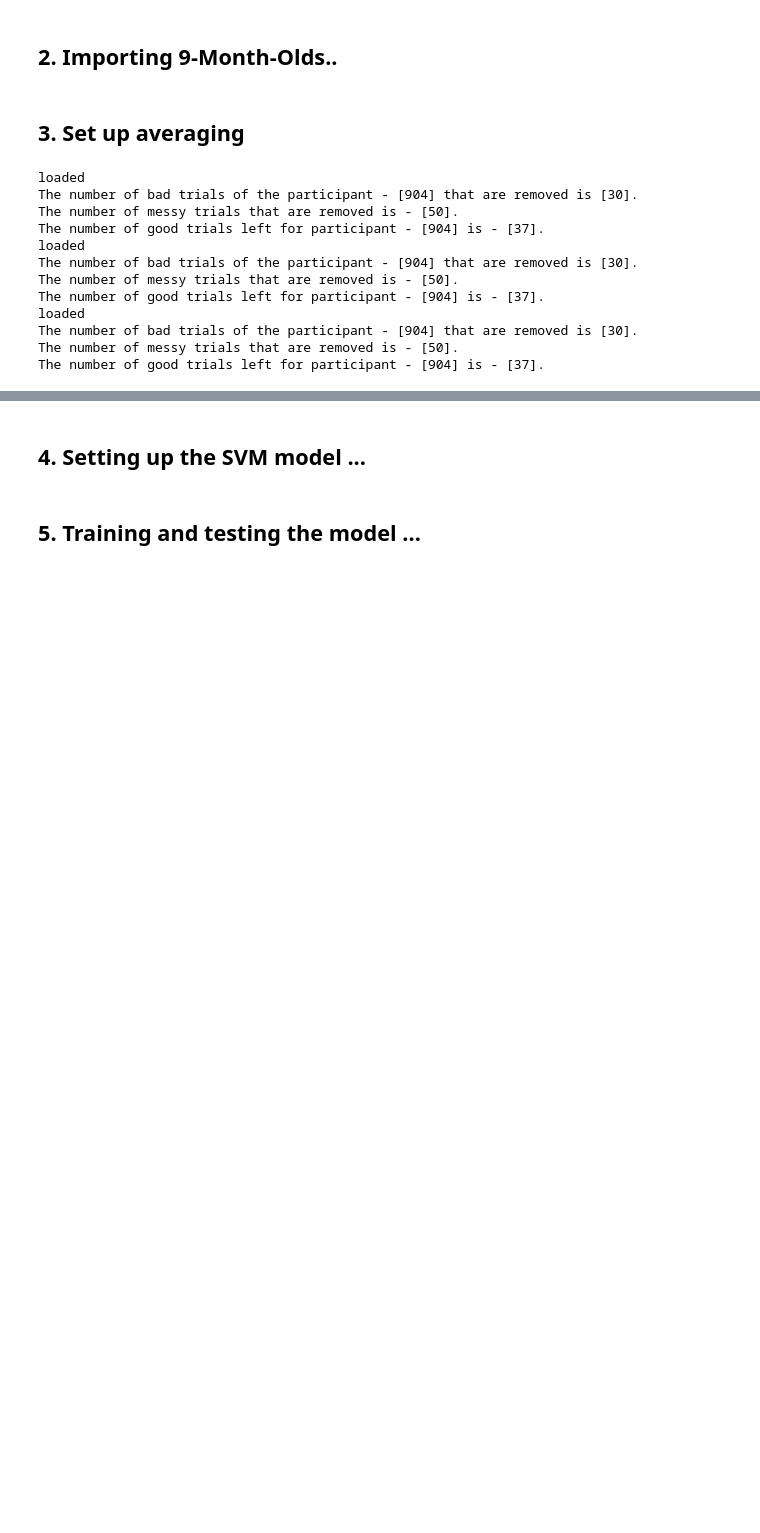
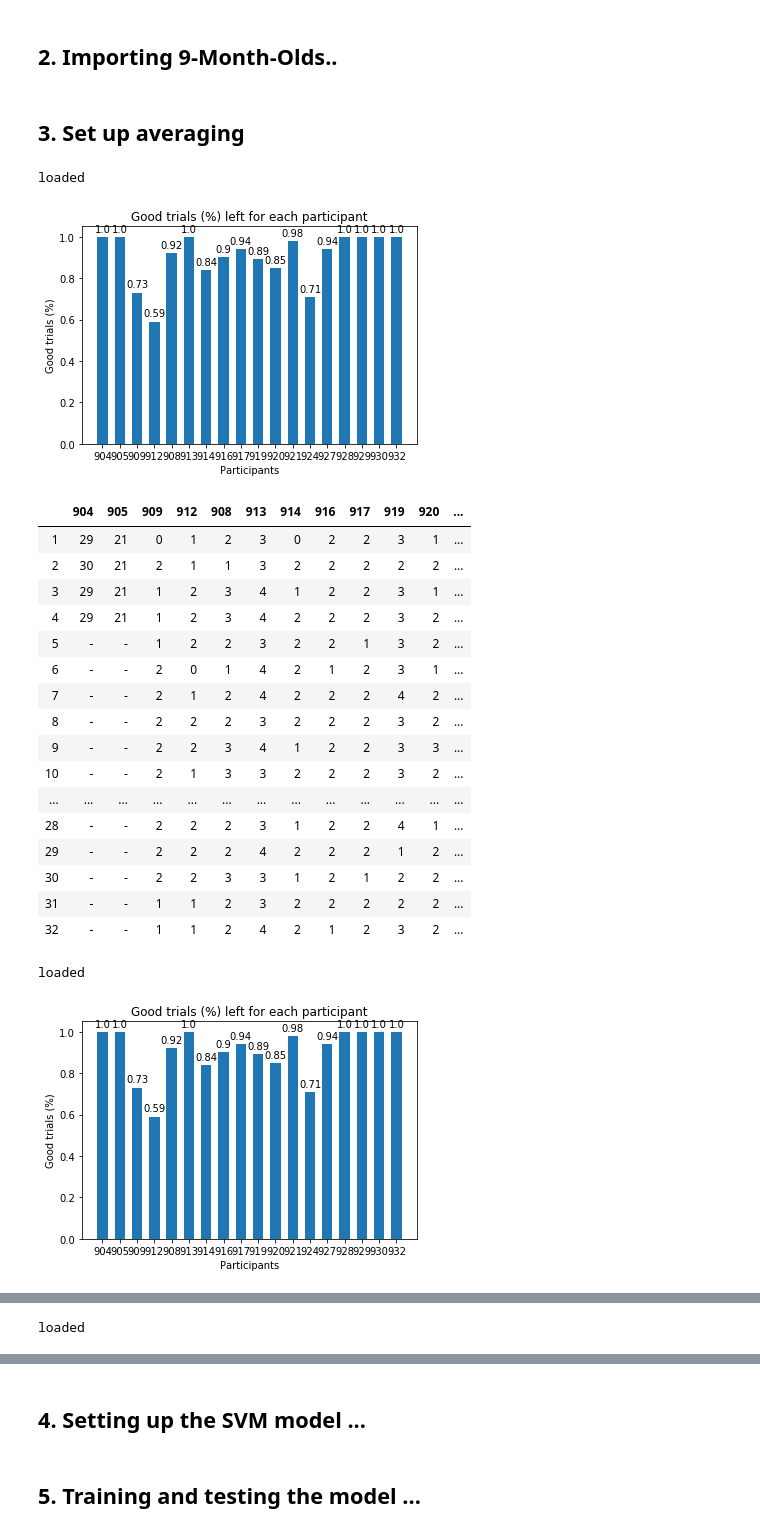
Before and after one commit to simpleParadox/jwlab_eeg, a Jupyter notebook: classification/notebooks/ml_svm_avg.ipynb, the cells around one changed output, grey strips where cells are left out. Saved outputs shown, nothing was run; the diff lists cells and outputs as text; code cells hidden in the pictures; blank space fills up the shorter version.

```diff
--- a/classification/notebooks/ml_svm_avg.ipynb
+++ b/classification/notebooks/ml_svm_avg.ipynb
@@ -16,24 +16,32 @@ from sklearn.model_selection import train_test_split
 ## 2. Importing 9-Month-Olds..
 # %%
 #participants = ["904", "905", "906", "909", "910", "912", "908", "913", "914", "916", "917", "919", "920", "921", "923", "924","927", "928", "929", "930", "932"]
-#participants = ["904", "905", "909",  "912", "908", "913", "914", "916", "917", "919", "920", "921", "924","927", "928", "929", "930", "932"]
-participants = ["904"]
+participants = ["904", "905", "909",  "912", "908", "913", "914", "916", "917", "919", "920", "921", "924","927", "928", "929", "930", "932"]
 # %% [markdown]
 ## 3. Set up averaging
 # %%
 X,y,p,w,df = prep_ml(cleaned_data_filepath, participants, downsample_num=1000, averaging="no_averaging")
 Xt,yt,pt,wt,dft = prep_ml(cleaned_data_filepath, participants, downsample_num=1000, averaging="average_trials")
-Xa,ya,pa,wa,dfa = prep_ml(cleaned_data_filepath, participants, downsample_num=1000, averaging="average_trials_and_particpants")
+Xa,ya,pa,wa,dfa = prep_ml(cleaned_data_filepath, participants, downsample_num=1000, averaging="average_trials_and_participants")
 # %% [output]
 loaded
-The number of bad trials of the participant - [904] that are removed is [30].
-The number of messy trials that are removed is - [50].
-The number of good trials left for participant - [904] is - [37].
-loaded
-The number of bad trials of the participant - [904] that are removed is [30].
-The number of messy trials that are removed is - [50].
-The number of good trials left for participant - [904] is - [37].
-loaded
-The number of bad trials of the participant - [904] that are removed is [30].
-The number of messy trials that are removed is - [50].
-The number of good trials left for participant - [904] is - [37].
+[figure, added]
+|  | 904 | 905 | 909 | 912 | 908 | 913 | 914 | 916 | 917 | 919 | 920 | ... |
+| 1 | 29 | 21 | 0 | 1 | 2 | 3 | 0 | 2 | 2 | 3 | 1 | ... |
+| 2 | 30 | 21 | 2 | 1 | 1 | 3 | 2 | 2 | 2 | 2 | 2 | ... |
+| 3 | 29 | 21 | 1 | 2 | 3 | 4 | 1 | 2 | 2 | 3 | 1 | ... |
+| 4 | 29 | 21 | 1 | 2 | 3 | 4 | 2 | 2 | 2 | 3 | 2 | ... |
+| 5 | - | - | 1 | 2 | 2 | 3 | 2 | 2 | 1 | 3 | 2 | ... |
+| 6 | - | - | 2 | 0 | 1 | 4 | 2 | 1 | 2 | 3 | 1 | ... |
+| 7 | - | - | 2 | 1 | 2 | 4 | 2 | 2 | 2 | 4 | 2 | ... |
+| 8 | - | - | 2 | 2 | 2 | 3 | 2 | 2 | 2 | 3 | 2 | ... |
+| 9 | - | - | 2 | 2 | 3 | 4 | 1 | 2 | 2 | 3 | 3 | ... |
+| 10 | - | - | 2 | 1 | 3 | 3 | 2 | 2 | 2 | 3 | 2 | ... |
+| ... | ... | ... | ... | ... | ... | ... | ... | ... | ... | ... | ... | ... |
+| 28 | - | - | 2 | 2 | 2 | 3 | 1 | 2 | 2 | 4 | 1 | ... |
+| 29 | - | - | 2 | 2 | 2 | 4 | 2 | 2 | 2 | 1 | 2 | ... |
+| 30 | - | - | 2 | 2 | 3 | 3 | 1 | 2 | 1 | 2 | 2 | ... |
+| 31 | - | - | 1 | 1 | 2 | 3 | 2 | 2 | 2 | 2 | 2 | ... |
+| 32 | - | - | 1 | 1 | 2 | 4 | 2 | 1 | 2 | 3 | 2 | ... |
+loaded
+[figure, added]
@@ -39,0 +65 @@ The number of good trials left for participant - [904] is - [37].
+loaded
```
Also changed, not shown: parts of 7 cells of this notebook, 5 other files.
